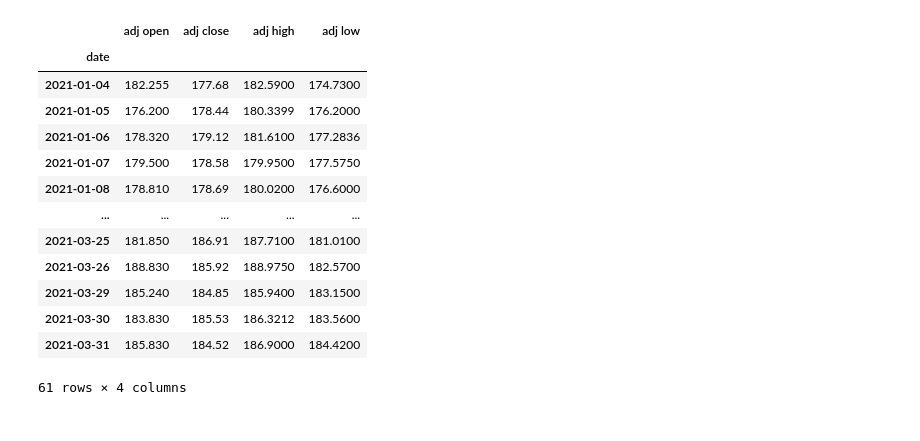
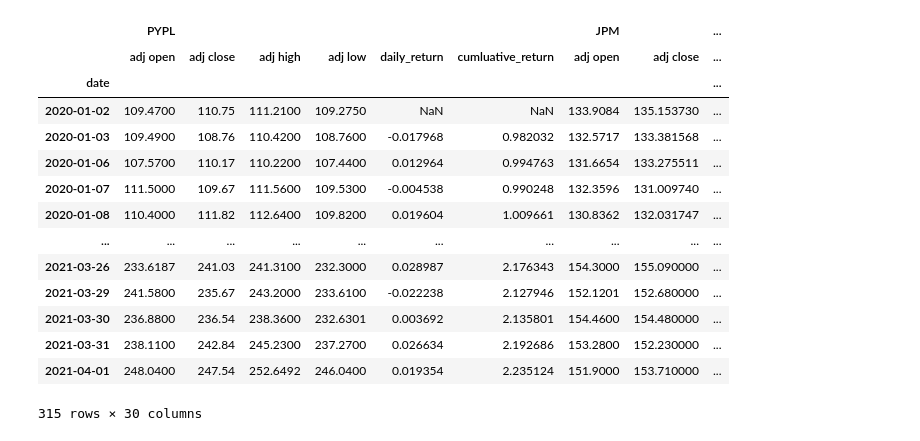
Before and after one commit to giorgio-sirtori/Stocks, a Jupyter notebook: portfolio.ipynb, the cells around one changed output. Drawn from its saved outputs; the diff is of its cells as text; code cells hidden in the pictures.

```diff
--- a/portfolio.ipynb
+++ b/portfolio.ipynb
@@ -69,17 +95,2 @@ def getTickerData(ticker, start,end):
 # %%
-getTickerData('DIS','2021-01-01','2021-04-01')
+ptf = getPtf(stocks, '2020-01-01','2021-04-01')
-# %% [output]
-|  | adj open | adj close | adj high | adj low |
-| date |  |  |  |  |
-| 2021-01-04 | 182.255 | 177.68 | 182.5900 | 174.7300 |
-| 2021-01-05 | 176.200 | 178.44 | 180.3399 | 176.2000 |
-| 2021-01-06 | 178.320 | 179.12 | 181.6100 | 177.2836 |
-| 2021-01-07 | 179.500 | 178.58 | 179.9500 | 177.5750 |
-| 2021-01-08 | 178.810 | 178.69 | 180.0200 | 176.6000 |
-| ... | ... | ... | ... | ... |
-| 2021-03-25 | 181.850 | 186.91 | 187.7100 | 181.0100 |
-| 2021-03-26 | 188.830 | 185.92 | 188.9750 | 182.5700 |
-| 2021-03-29 | 185.240 | 184.85 | 185.9400 | 183.1500 |
-| 2021-03-30 | 183.830 | 185.53 | 186.3212 | 183.5600 |
-| 2021-03-31 | 185.830 | 184.52 | 186.9000 | 184.4200 |
-61 rows × 4 columns
@@ -85,0 +99,18 @@ getTickerData('DIS','2021-01-01','2021-04-01')
+# %%
+ptf
+# %% [output]
+|  | PYPL |  |  |  |  |  | JPM |  | ... |
+|  | adj open | adj close | adj high | adj low | daily_return | cumluative_return | adj open | adj close | ... |
+| date |  |  |  |  |  |  |  |  | ... |
+| 2020-01-02 | 109.4700 | 110.75 | 111.2100 | 109.2750 | NaN | NaN | 133.9084 | 135.153730 | ... |
+| 2020-01-03 | 109.4900 | 108.76 | 110.4200 | 108.7600 | -0.017968 | 0.982032 | 132.5717 | 133.381568 | ... |
+| 2020-01-06 | 107.5700 | 110.17 | 110.2200 | 107.4400 | 0.012964 | 0.994763 | 131.6654 | 133.275511 | ... |
+| 2020-01-07 | 111.5000 | 109.67 | 111.5600 | 109.5300 | -0.004538 | 0.990248 | 132.3596 | 131.009740 | ... |
+| 2020-01-08 | 110.4000 | 111.82 | 112.6400 | 109.8200 | 0.019604 | 1.009661 | 130.8362 | 132.031747 | ... |
+| ... | ... | ... | ... | ... | ... | ... | ... | ... | ... |
+| 2021-03-26 | 233.6187 | 241.03 | 241.3100 | 232.3000 | 0.028987 | 2.176343 | 154.3000 | 155.090000 | ... |
+| 2021-03-29 | 241.5800 | 235.67 | 243.2000 | 233.6100 | -0.022238 | 2.127946 | 152.1201 | 152.680000 | ... |
+| 2021-03-30 | 236.8800 | 236.54 | 238.3600 | 232.6301 | 0.003692 | 2.135801 | 154.4600 | 154.480000 | ... |
+| 2021-03-31 | 238.1100 | 242.84 | 245.2300 | 237.2700 | 0.026634 | 2.192686 | 153.2800 | 152.230000 | ... |
+| 2021-04-01 | 248.0400 | 247.54 | 252.6492 | 246.0400 | 0.019354 | 2.235124 | 151.9000 | 153.710000 | ... |
+315 rows × 30 columns
```
Also changed, not shown: parts of 10 cells of this notebook.
